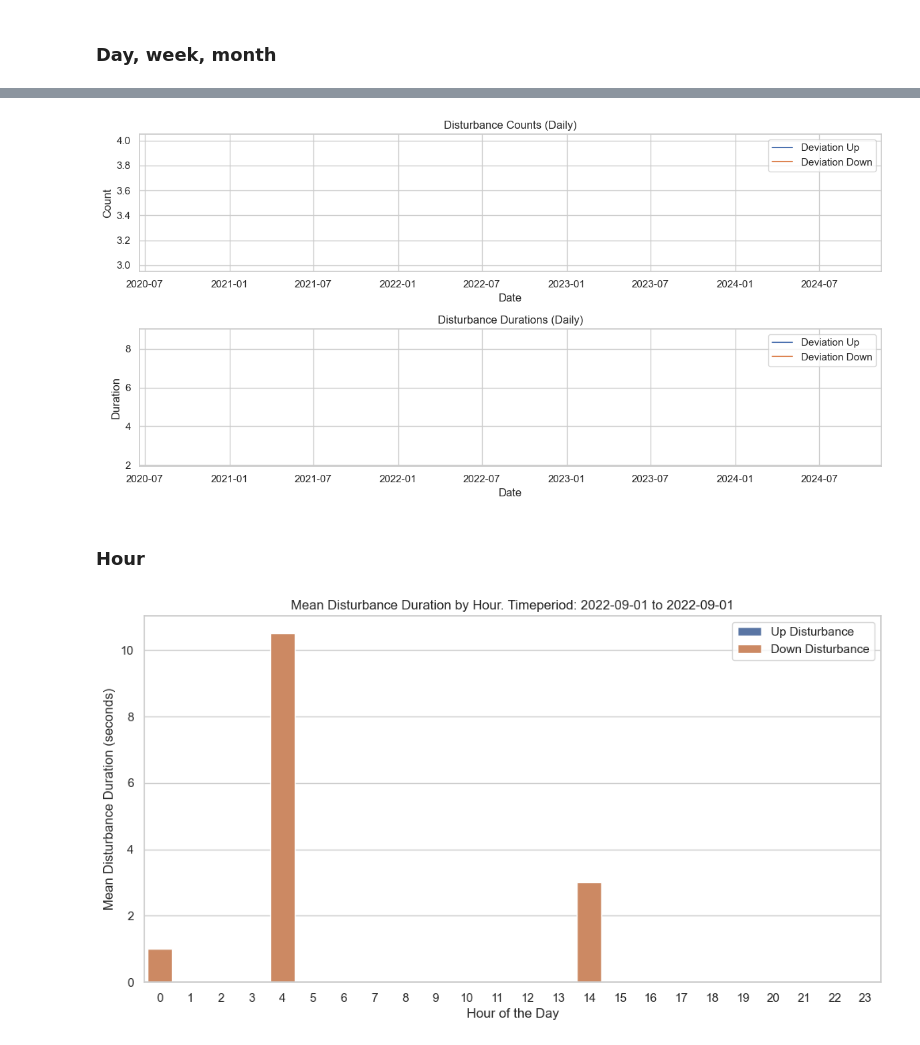
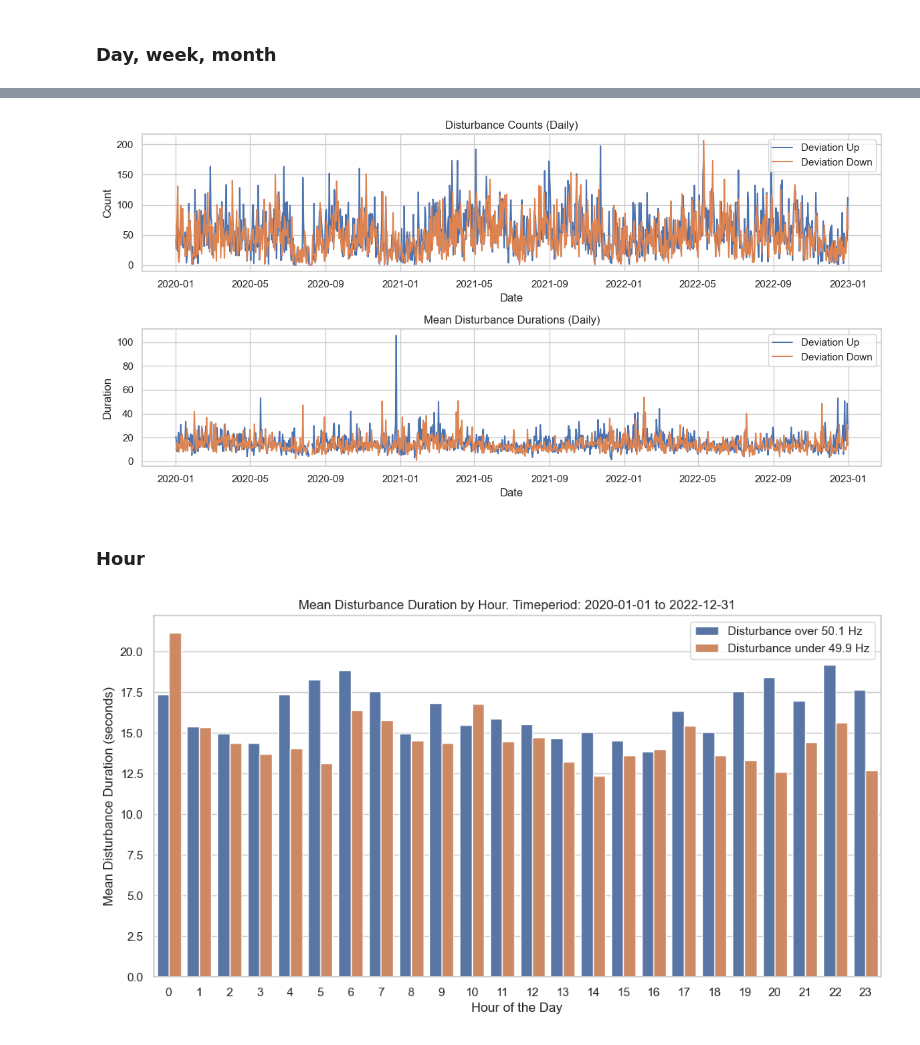
Before and after one commit to HermanCoding/frequency_deviation, a Jupyter notebook: visualize_data.ipynb, the cells around one changed output, grey strips where cells are left out. Saved outputs shown, nothing was run; the diff lists cells and outputs as text; code cells hidden in the pictures.

```diff
--- a/visualize_data.ipynb
+++ b/visualize_data.ipynb
@@ -17,8 +16,8 @@ pd.options.display.float_format = '{:.1f}'.format # Tar bort vetenskaplig notati
 ## Load data from file
 # %%
 # Folder for binary df
-folder_name = 'test'
-file_name = 'mock-day.feather'
+folder_name = 'temp_df'
+file_name = 'df.feather'
 file_path = os.path.join(folder_name, file_name)
 
 if not os.path.exists(file_path):
@@ -241,12 +244,12 @@ disturbance_down_count_month = df['count_disturbances_down'].resample('M').sum()
 disturbance_down_count_yearly = df['count_disturbances_down'].resample('Y').sum()
 
 # Duration
-disturbance_up_duration_day = df['deviation_up_duration'].resample('D').mean()
-disturbance_up_duration_week = df['deviation_up_duration'].resample('W').mean()
-disturbance_up_duration_month = df['deviation_up_duration'].resample('M').mean()
-disturbance_up_duration_hour = df.groupby('hour')['deviation_up_duration'].mean()
+disturbance_up_duration_day = df['max_duration_up_value'].resample('D').mean()
+disturbance_up_duration_week = df['max_duration_up_value'].resample('W').mean()
+disturbance_up_duration_month = df['max_duration_up_value'].resample('M').mean()
+disturbance_up_duration_hour = df.groupby('hour')['max_duration_up_value'].mean()
 
-disturbance_down_duration_day = df['deviation_down_duration'].resample('D').mean()
-disturbance_down_duration_week = df['deviation_down_duration'].resample('W').mean()
-disturbance_down_duration_month = df['deviation_down_duration'].resample('M').mean()
-disturbance_down_duration_hour = df.groupby('hour')['deviation_down_duration'].mean()
+disturbance_down_duration_day = df['max_duration_down_value'].resample('D').mean()
+disturbance_down_duration_week = df['max_duration_down_value'].resample('W').mean()
+disturbance_down_duration_month = df['max_duration_down_value'].resample('M').mean()
+disturbance_down_duration_hour = df.groupby('hour')['max_duration_down_value'].mean()
@@ -548,7 +528,7 @@ plt.legend()
 plt.subplot(2, 1, 2)
 plt.plot(disturbance_up_duration_day.index, disturbance_up_duration_day, label='Deviation Up')
 plt.plot(disturbance_down_duration_day.index, disturbance_down_duration_day, label='Deviation Down')
-plt.title('Disturbance Durations (Daily)')
+plt.title('Mean Disturbance Durations (Daily)')
 plt.xlabel('Date')
 plt.ylabel('Duration')
 plt.legend()
@@ -556,22 +536,26 @@ plt.legend()
 plt.tight_layout()
 plt.show()
 # %% [output]
-[figure, old version]
+[figure, new version]
 # %% [markdown]
 ### Hour
 # %%
-disturbance_duration_hour = df.groupby(['hour', 'deviation_up', 'deviation_down'])[['deviation_up_duration', 'deviation_down_duration']].mean().reset_index()
+disturbance_duration_hour_comb = pd.DataFrame({
+    f'Disturbance over {disturbance_value_up} Hz': disturbance_up_duration_hour.values,
+    f'Disturbance under {disturbance_value_down} Hz': disturbance_down_duration_hour.values
+}, index=disturbance_down_duration_hour.index)
+
+disturbance_duration_hour_melt = disturbance_duration_hour_comb.reset_index().melt(id_vars='hour',var_name='Disturbance Type', value_name='Disturbance Duration', ignore_index=True)
 
 fig, ax = plt.subplots(figsize=(12, 6))
 
-sns.barplot(x='hour', y='deviation_up_duration', data=disturbance_duration_hour, label='Up Disturbance')
-sns.barplot(x='hour', y='deviation_down_duration', data=disturbance_duration_hour, label='Down Disturbance')
+sns.barplot(x='hour', y='Disturbance Duration', hue='Disturbance Type', data=disturbance_duration_hour_melt)
 
 ax.set_title(f'Mean Disturbance Duration by Hour. Timeperiod: {date_from} to {date_to}')
 ax.set_xlabel('Hour of the Day')
 ax.set_ylabel('Mean Disturbance Duration (seconds)')
 ax.legend()
 
 plt.show()
 # %% [output]
-[figure, old version]
+[figure, new version]
```
Also changed, not shown: parts of 24 cells of this notebook, 1 other file.
